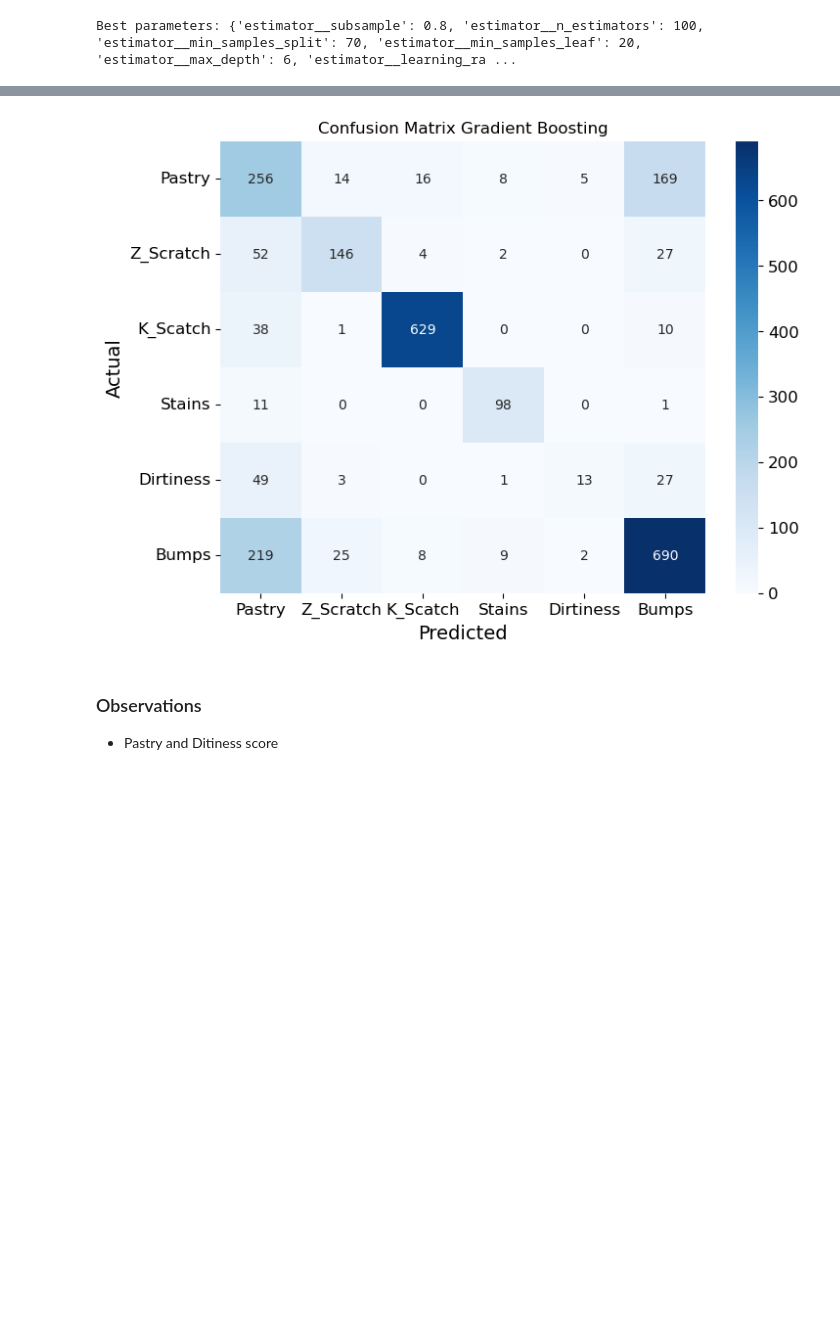
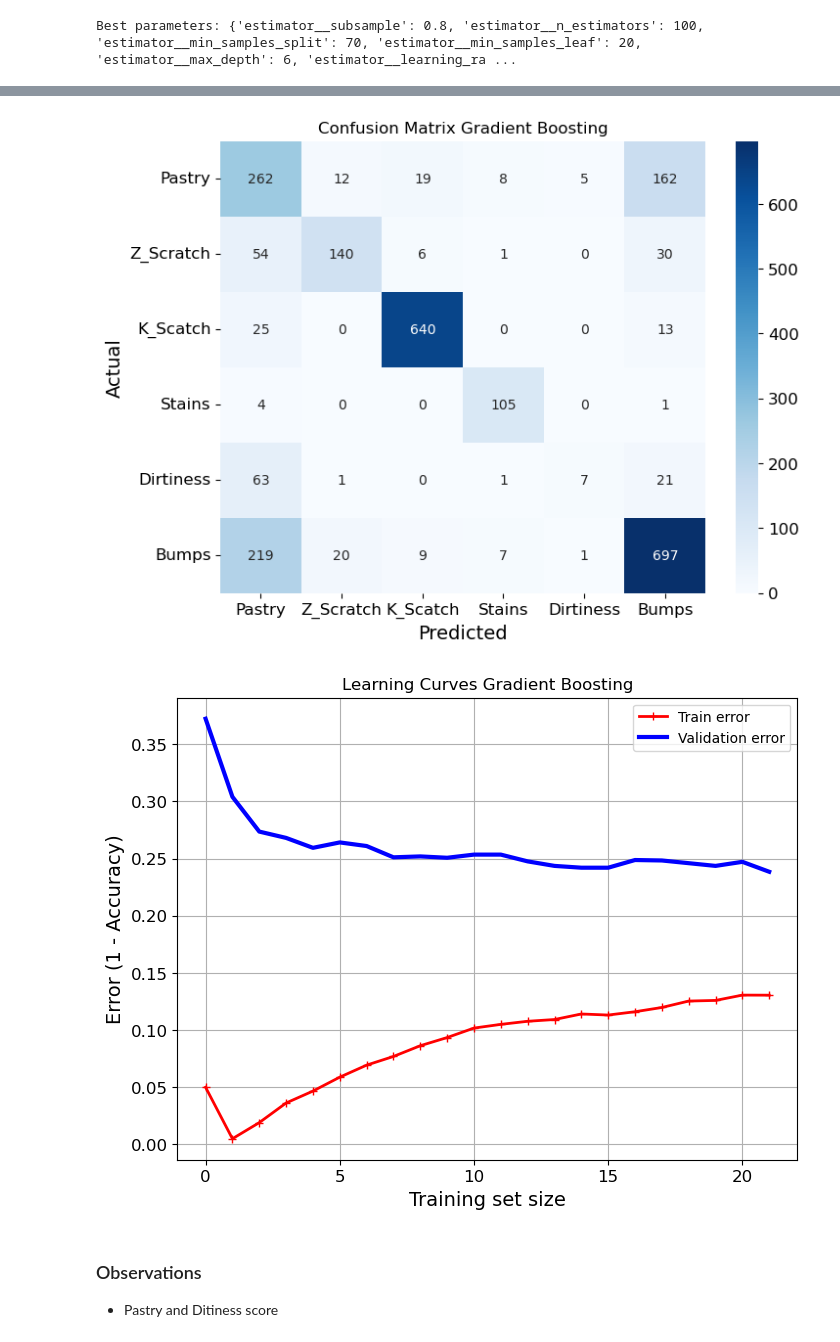
Before and after one commit to Hakonimatata/MachineLearning, a Jupyter notebook: Assignment_1/Assignment1.ipynb, the cells around one changed output, grey strips where cells are left out. Saved outputs shown, nothing was run; the diff lists cells and outputs as text; code cells hidden in the pictures; blank space fills up the shorter version.

```diff
--- a/Assignment_1/Assignment1.ipynb
+++ b/Assignment_1/Assignment1.ipynb
@@ -549,7 +549,7 @@ param_dist = {
     "estimator__learning_rate": [0.1, 0.05, 0.01],
     "estimator__max_depth": [6, 8, 10],
     "estimator__min_samples_split": [50, 70, 90],
-    "estimator__min_samples_leaf": [20, 30, 40],
+    "estimator__min_samples_leaf": [10, 20, 30],
     "estimator__subsample": [0.6, 0.7, 0.8]
 }
 
@@ -568,10 +570,10 @@ Best parameters: {'estimator__subsample': 0.8, 'estimator__n_estimators': 100, '
 # %%
 gb_best_params = {
-    'subsample': 0.7,
-    'n_estimators': 100,
-    'min_samples_split': 200,
-    'min_samples_leaf': 100,
-    'max_depth': 4,
+    'subsample': 0.8,
+    'n_estimators': 150,
+    'min_samples_split': 70,
+    'min_samples_leaf': 20,
+    'max_depth': 6,
     'learning_rate': 0.05,
     'random_state': 21
 }
@@ -612,7 +615,12 @@ weighted avg       0.74      0.72      0.72      2533
 # %%
 plot_confusion_matrix(y_test, y_pred_gb, targets, title="Confusion Matrix Gradient Boosting")
 # %% [output]
-[figure, old version]
+[figure, new version]
+# %%
+# Plot learning curve for the random forrest model
+plot_learning_curves(gradient_boosting_clf_OvA, X_train, X_test, y_train, y_test, step_size=500, title="Learning Curves Gradient Boosting", min_data_length=100)
+# %% [output]
+[figure, added]
 # %% [markdown]
 ### Observations
 * Pastry and Ditiness score
```
Also changed, not shown: parts of 21 cells of this notebook.
